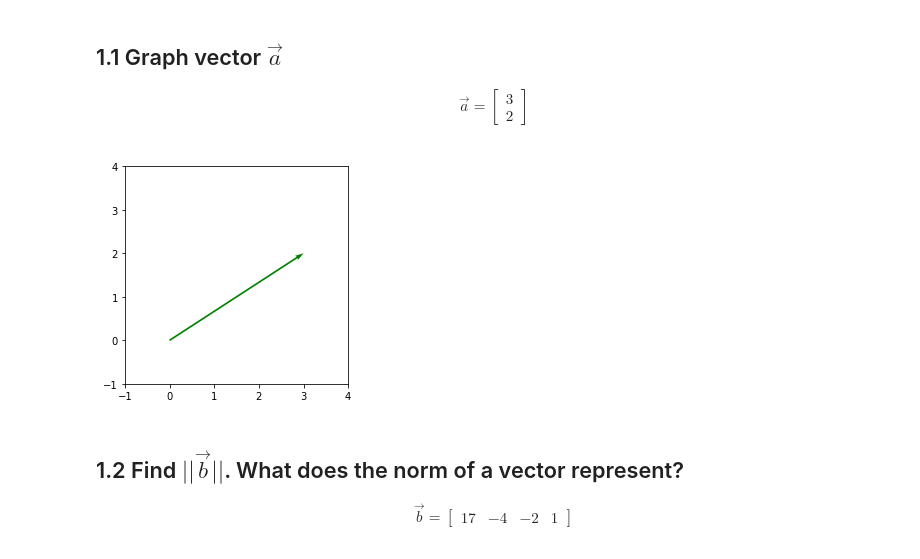
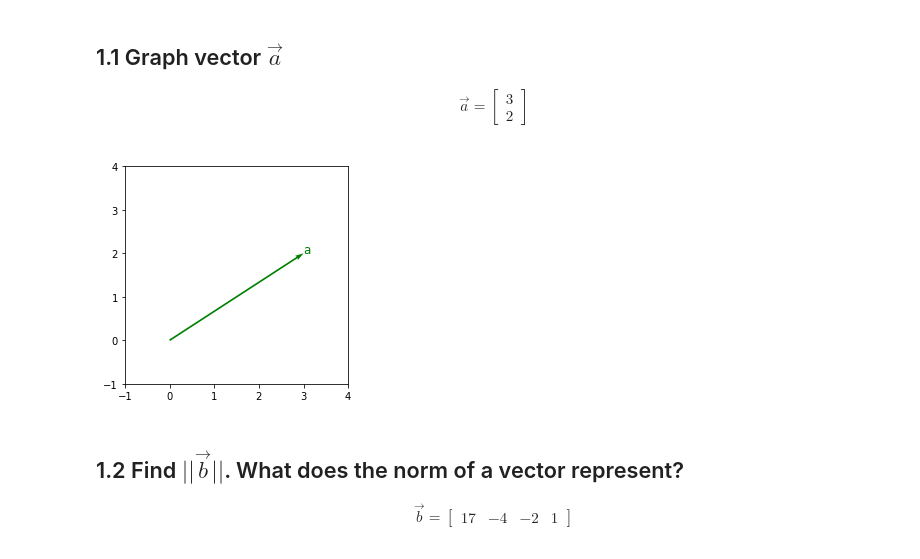
Before and after one commit to nsriniva/DS-Unit-1-Sprint-3-Linear-Algebra, a Jupyter notebook: DS_Unit_1_Sprint_Challenge_3_Linear_Algebra.ipynb, the cells around one changed output. Drawn from its saved outputs; the diff is of its cells as text; code cells hidden in the pictures.

```diff
--- a/DS_Unit_1_Sprint_Challenge_3_Linear_Algebra.ipynb
+++ b/DS_Unit_1_Sprint_Challenge_3_Linear_Algebra.ipynb
@@ -11,28 +11,29 @@
 # %%
 import numpy as np
 import matplotlib.pyplot as plt
 
 def plot_2dvectors(vects2d, colors, ax, orig=None):
   if orig is None:
     orig = [0,0]
   origin2d = np.array(orig)
 
+
   vects2d = [[*origin2d, *vect2d] for vect2d in vects2d]
   X, Y, U, V= zip(*vects2d)
   ax.quiver(X, Y, U, V, scale_units='xy', scale=1, angles='xy', color=colors)
-
+  ax.text(U[0],V[0],'a',color='green', fontfamily='monospace', fontsize='large')
 
 avec = np.array([3,2])
 
 fig,ax = plt.subplots()
 
 ax.set_xlim(-1, 4)
 ax.set_ylim(-1, 4)
 fig.set_size_inches(4,4)
 
 plot_2dvectors([avec],['green'], ax)
 # %% [output]
-[figure, old version]
+[figure, new version]
 # %% [markdown]
 ## 1.2 Find $||\vec{b}||$. What does the norm of a vector represent?
 \begin{align}
```
